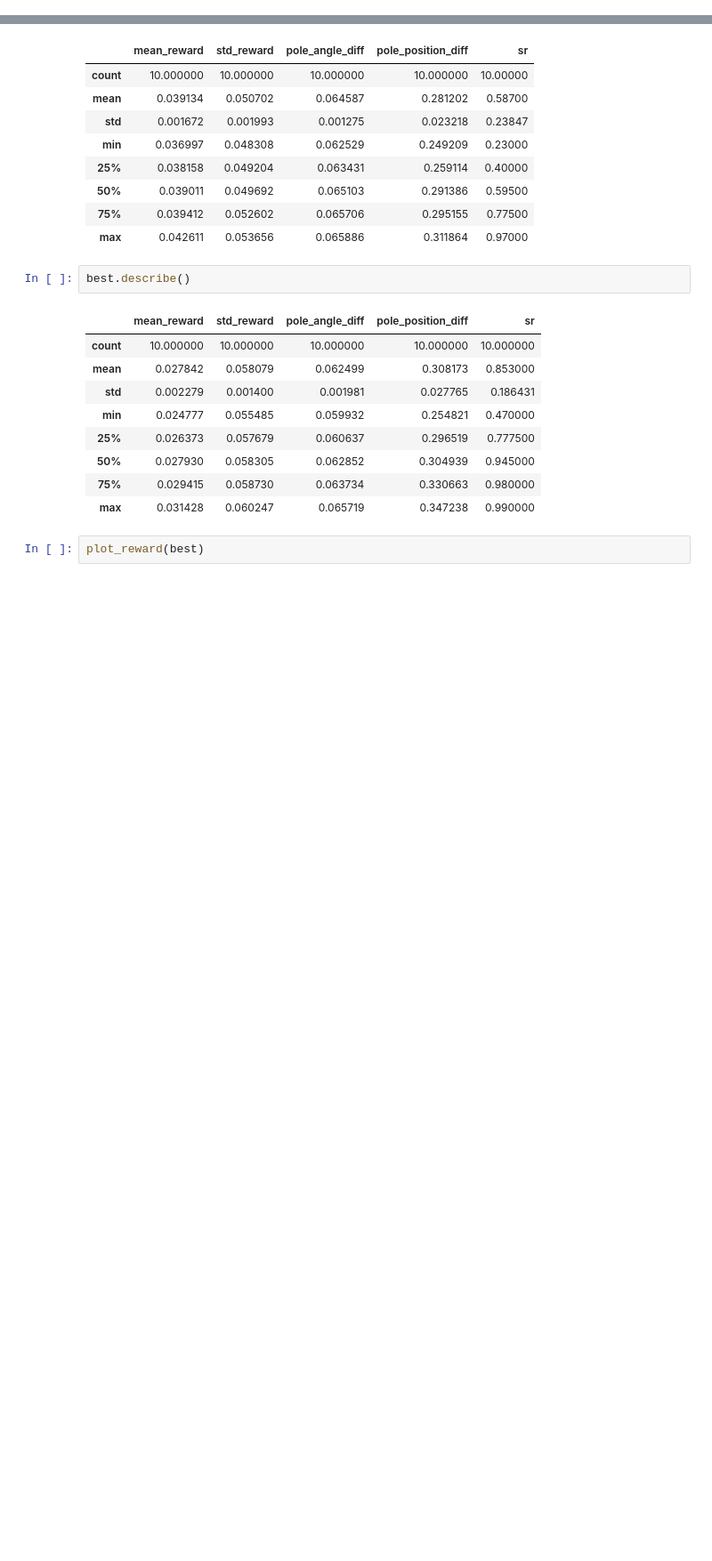
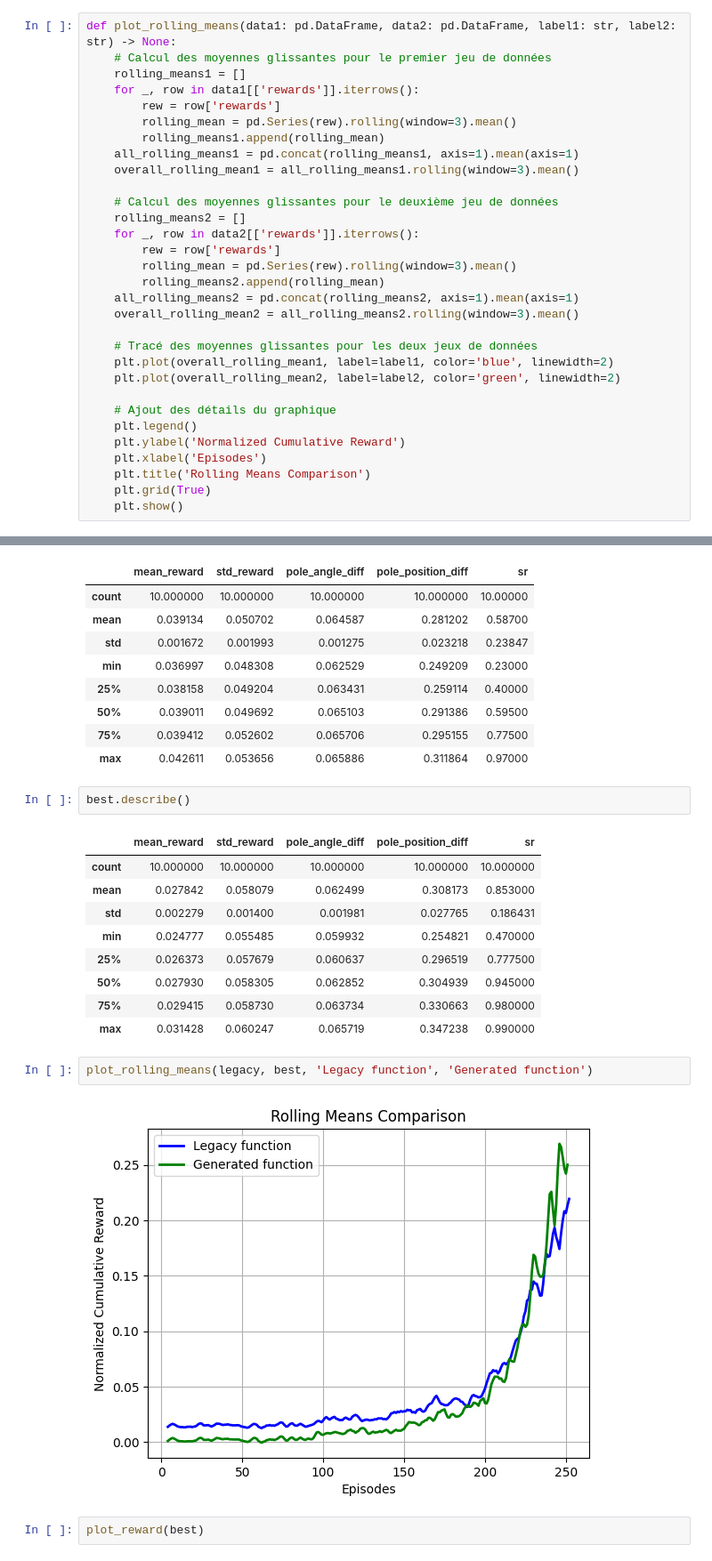
Before and after one commit to VIRAL-UCBL1/VIRAL, a Jupyter notebook: src/data/analyse.ipynb, the cells around one changed output, grey strips where cells are left out. Shown: that part at 89% size. Saved outputs shown, nothing was run; the diff lists cells and outputs as text; blank space fills up the shorter version.

```diff
--- a/src/data/analyse.ipynb
+++ b/src/data/analyse.ipynb
@@ -22,6 +22,37 @@ def plot_reward(data: pd.DataFrame) -> None:
 	plt.title('CartPole')
 	# plt.suptitle('Comparison of learning converge speeds')
 	plt.show()
+# %%
+def plot_rolling_means(data1: pd.DataFrame, data2: pd.DataFrame, label1: str, label2: str) -> None:
+    # Calcul des moyennes glissantes pour le premier jeu de données
+    rolling_means1 = []
+    for _, row in data1[['rewards']].iterrows():
+        rew = row['rewards']
+        rolling_mean = pd.Series(rew).rolling(window=3).mean()
+        rolling_means1.append(rolling_mean)
+    all_rolling_means1 = pd.concat(rolling_means1, axis=1).mean(axis=1)
+    overall_rolling_mean1 = all_rolling_means1.rolling(window=3).mean()
+
+    # Calcul des moyennes glissantes pour le deuxième jeu de données
+    rolling_means2 = []
+    for _, row in data2[['rewards']].iterrows():
+        rew = row['rewards']
+        rolling_mean = pd.Series(rew).rolling(window=3).mean()
+        rolling_means2.append(rolling_mean)
+    all_rolling_means2 = pd.concat(rolling_means2, axis=1).mean(axis=1)
+    overall_rolling_mean2 = all_rolling_means2.rolling(window=3).mean()
+
+    # Tracé des moyennes glissantes pour les deux jeux de données
+    plt.plot(overall_rolling_mean1, label=label1, color='blue', linewidth=2)
+    plt.plot(overall_rolling_mean2, label=label2, color='green', linewidth=2)
+
+    # Ajout des détails du graphique
+    plt.legend()
+    plt.ylabel('Normalized Cumulative Reward')
+    plt.xlabel('Episodes')
+    plt.title('Rolling Means Comparison')
+    plt.grid(True)
+    plt.show()
 # %% [markdown]
 # Cartpole best func
 # %%
@@ -81,6 +112,10 @@ best.describe()
 | 50% | 0.027930 | 0.058305 | 0.062852 | 0.304939 | 0.945000 |
 | 75% | 0.029415 | 0.058730 | 0.063734 | 0.330663 | 0.980000 |
 | max | 0.031428 | 0.060247 | 0.065719 | 0.347238 | 0.990000 |
+# %%
+plot_rolling_means(legacy, best, 'Legacy function', 'Generated function')
+# %% [output]
+[figure, added]
 # %%
 plot_reward(best)
 # %% [output]
```
Also changed, not shown: 2 other files.
